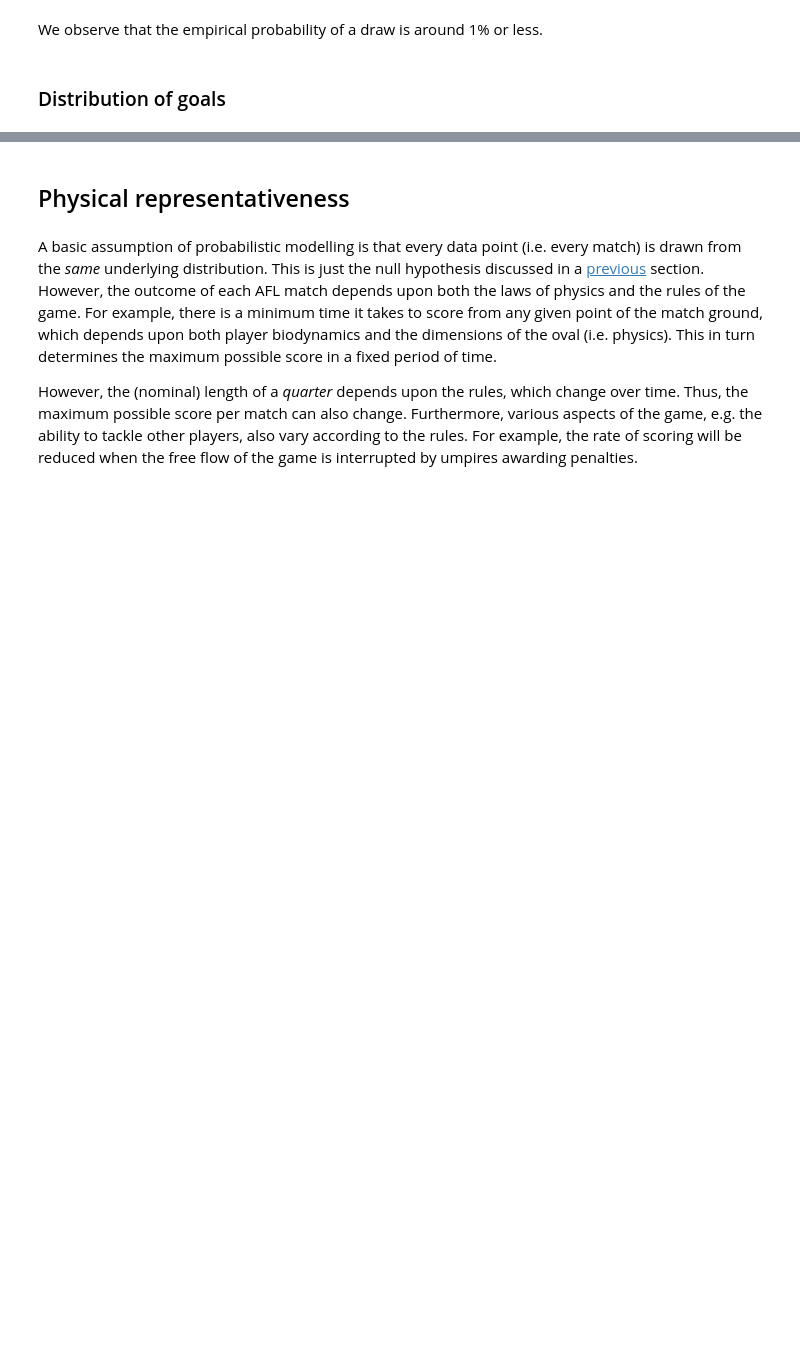
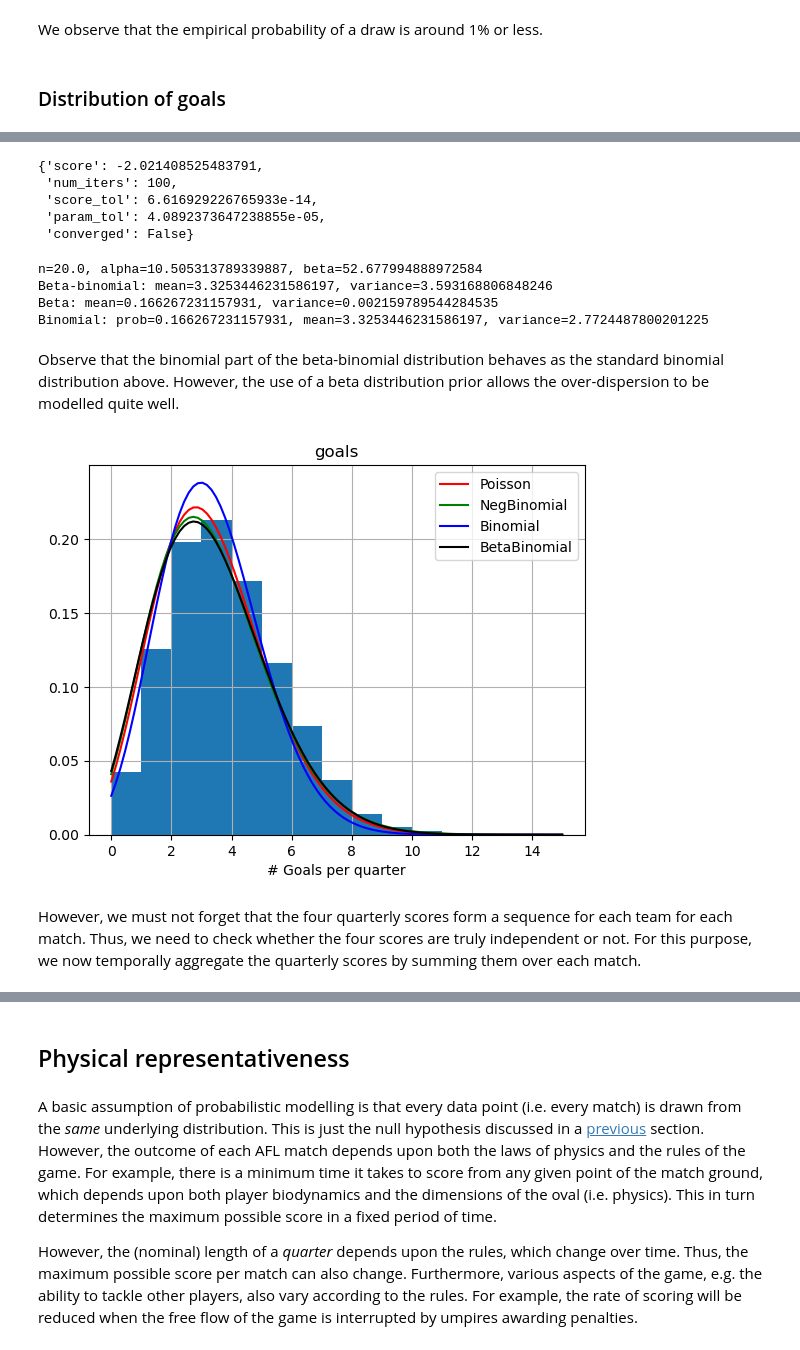
Before and after one commit to gaj67/gaj-data-science, a Jupyter notebook: AFL/notebooks/4_data_analysis.ipynb, the cells around one changed output, grey strips where cells are left out. Saved outputs shown, nothing was run; the diff lists cells and outputs as text; code cells hidden in the pictures; blank space fills up the shorter version.

Commit message:
Work in progress - added and used new distributions.

```diff
--- a/AFL/notebooks/4_data_analysis.ipynb
+++ b/AFL/notebooks/4_data_analysis.ipynb
@@ -207,0 +282,3 @@ Goals: mean=13.13802065404475, variance=20.381749782705942
+# %%
+nbd = NegBinomialDistribution()
+nbd.fit(all_goals)
@@ -207,0 +317,3 @@ Goals: mean=13.13802065404475, variance=20.381749782705942
+# %%
+bnd = BinomialDistribution(20)
+bnd.fit(all_goals)
@@ -207,0 +345,51 @@ Goals: mean=13.13802065404475, variance=20.381749782705942
+# %%
+bbd = BetaBinomialDistribution(20)
+bbd.fit(all_goals)
+# %% [output]
+{'score': -2.021408525483791,
+ 'num_iters': 100,
+ 'score_tol': 6.616929226765933e-14,
+ 'param_tol': 4.0892373647238855e-05,
+ 'converged': False}
+# %%
+n, alpha, beta = bbd.get_parameters()
+print(f"n={n}, alpha={alpha}, beta={beta}")
+mu = bbd.mean()
+sigsq = bbd.variance()
+print(f"Beta-binomial: mean={mu}, variance={sigsq}")
+theta = alpha / (alpha + beta)
+mu = theta
+sigsq = mu * (1 - mu) / (alpha + beta + 1)
+print(f"Beta: mean={mu}, variance={sigsq}")
+mu = n * theta
+sigsq = mu * (1 - theta)
+print(f"Binomial: prob={theta}, mean={mu}, variance={sigsq}")
+# %% [output]
+n=20.0, alpha=10.505313789339887, beta=52.677994888972584
+Beta-binomial: mean=3.3253446231586197, variance=3.593168806848246
+Beta: mean=0.166267231157931, variance=0.002159789544284535
+Binomial: prob=0.166267231157931, mean=3.3253446231586197, variance=2.7724487800201225
+# %% [markdown]
+Observe that the binomial part of the beta-binomial distribution behaves as the standard binomial distribution above. However, the use of a beta distribution prior allows the over-dispersion to be modelled quite well.
+# %%
+# Observed values are integer:
+#x_values = np.arange(np.max(all_goals) + 1)
+# But use real values for visual smoothness:
+x_values = np.linspace(min(all_goals), max(all_goals), 100)
+
+y_values_psd = np.exp(psd.log_prob(x_values))
+y_values_nbd = np.exp(nbd.log_prob(x_values))
+y_values_bnd = np.exp(bnd.log_prob(x_values))
+y_values_bbd = np.exp(bbd.log_prob(x_values))
+# %%
+res = df_goals.hist("goals", bins=bins, density=True)
+ax = res[0][0]
+res = ax.plot(x_values, y_values_psd, 'r')
+res = ax.plot(x_values, y_values_nbd, 'g')
+res = ax.plot(x_values, y_values_bnd, 'b')
+res = ax.plot(x_values, y_values_bbd, 'k')
+plt.legend(['Poisson', 'NegBinomial', 'Binomial', 'BetaBinomial'])
+plt.xlabel("# Goals per quarter")
+plt.show()
+# %% [output]
+[figure, added]
@@ -207,0 +401,6 @@ Goals: mean=13.13802065404475, variance=20.381749782705942
+# %% [markdown]
+
+However, we must not forget that the four quarterly scores form a sequence
+for each team for each match. Thus, we need to check whether the four scores are
+truly independent or not.
+For this purpose, we now temporally aggregate the quarterly scores by summing them over each match.
```
Also changed, not shown: parts of 91 cells of this notebook, 8 other files.
